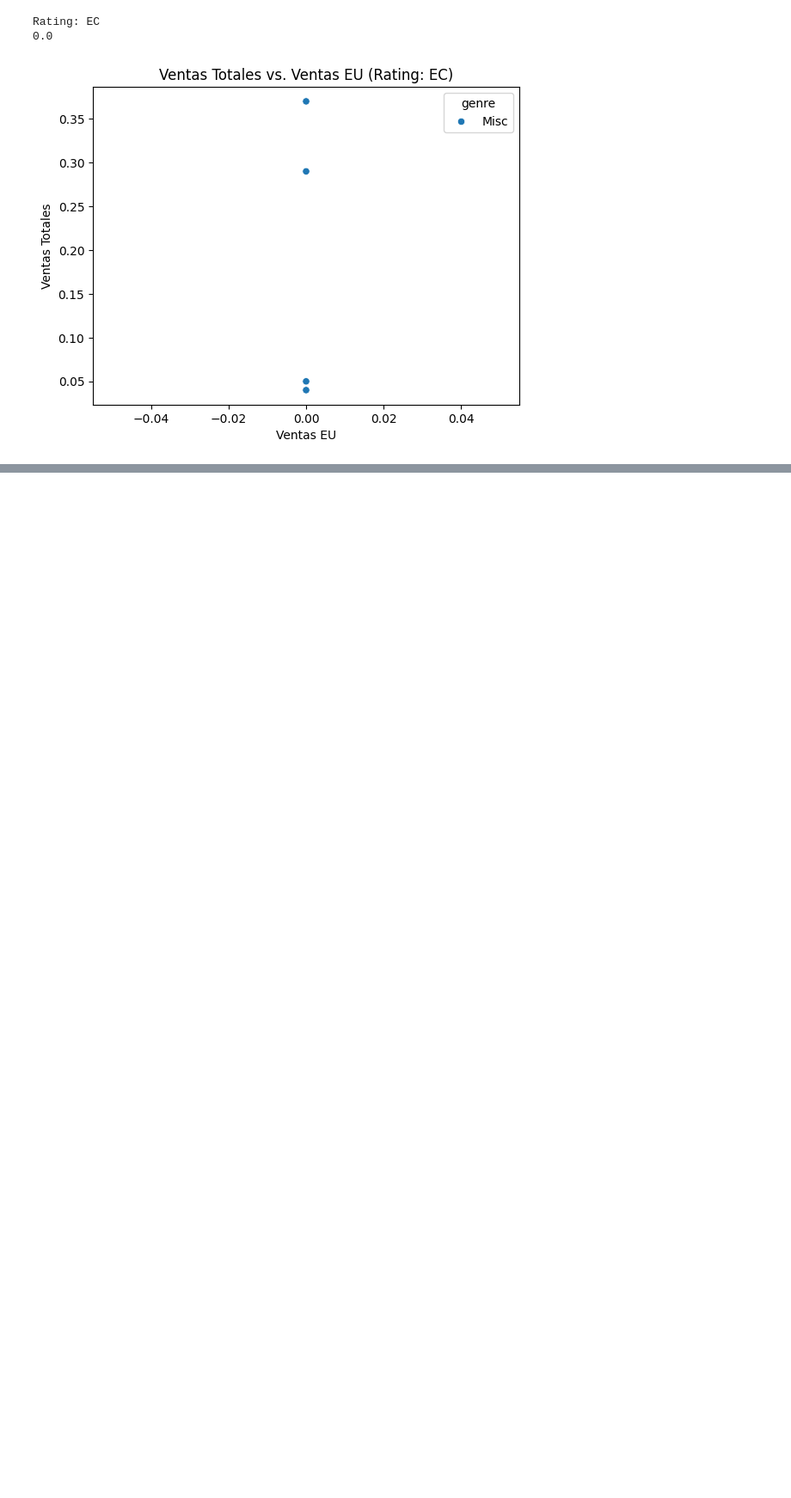
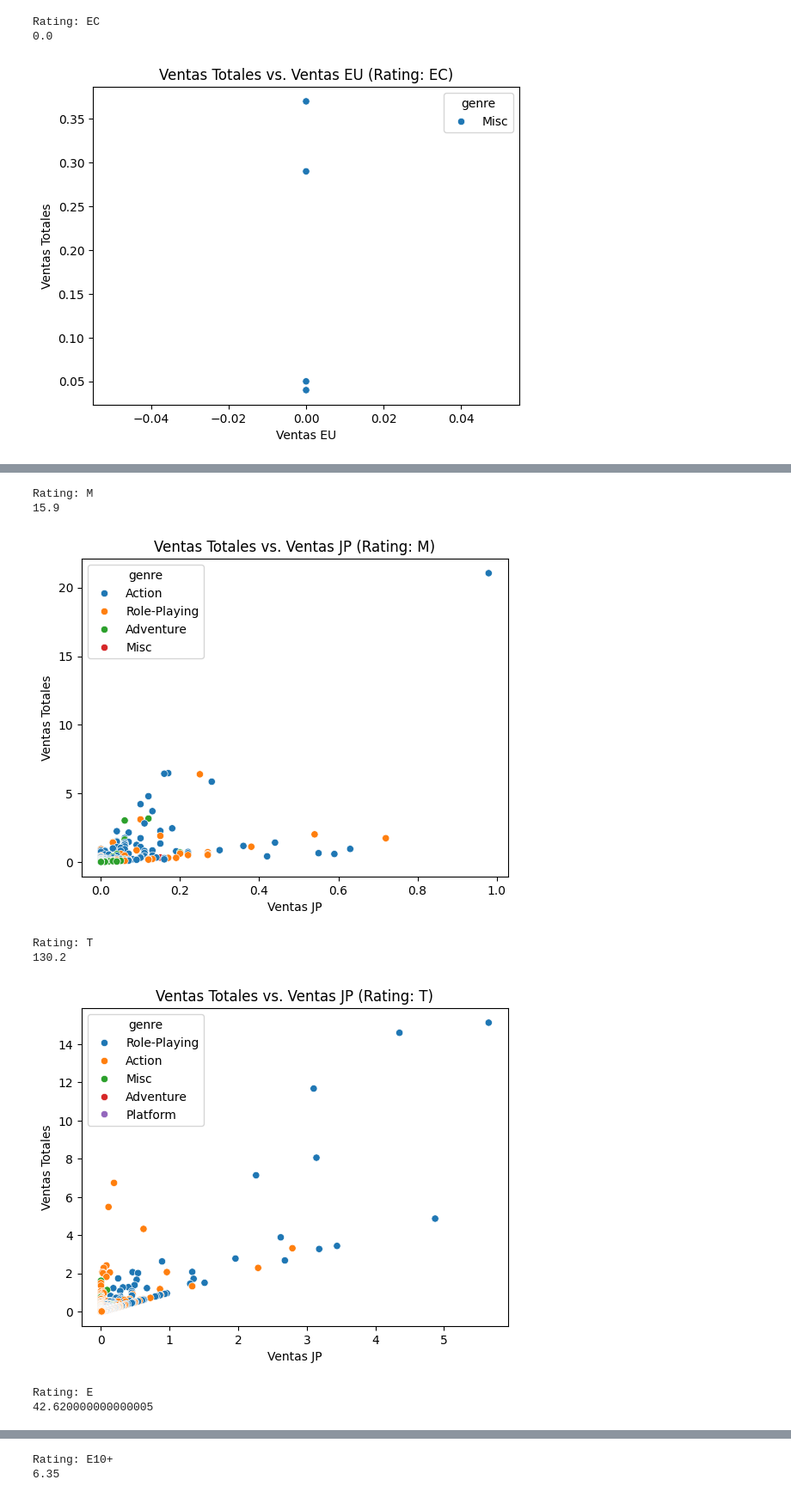
Before and after one commit to Davichobacter/data_science_tt, a Jupyter notebook: sprint_6/notebook.ipynb, the cells around one changed output, grey strips where cells are left out. Shown at 86% size. Saved outputs shown, nothing was run; the diff lists cells and outputs as text; code cells hidden in the pictures; blank space fills up the shorter version.

```diff
--- a/sprint_6/notebook.ipynb
+++ b/sprint_6/notebook.ipynb
@@ -1476,0 +1509,6 @@ Rating: EC
+# %%
+jp_top_genres = period_data.groupby('genre')['jp_sales'].sum().sort_values(ascending=False)[:5].index.tolist()
+jp_top_platforms = period_data.groupby('platform')['jp_sales'].sum().sort_values(ascending=False)[:5].index.tolist()
+
+jp_data = period_data[(period_data['genre'].isin(jp_top_genres)) & (period_data['platform'].isin(jp_top_platforms))]
+jp_data.info()
@@ -1476,0 +1535,20 @@ Rating: EC
+# %%
+for rating in jp_data['rating'].unique():
+  print(f"Rating: {rating}")
+  print(jp_data[jp_data['rating'] == rating]['jp_sales'].sum())
+  print()
+
+  sns.scatterplot(data=jp_data[jp_data['rating'] == rating], x='jp_sales', y='total_sales', hue='genre')
+  plt.title(f'Ventas Totales vs. Ventas JP (Rating: {rating})')
+  plt.xlabel('Ventas JP')
+  plt.ylabel('Ventas Totales')
+  plt.show()
+# %% [output]
+Rating: M
+15.9
+[figure, added]
+Rating: T
+130.2
+[figure, added]
+Rating: E
+42.620000000000005
@@ -1476,0 +1556,2 @@ Rating: EC
+Rating: E10+
+6.35
```
Also changed, not shown: parts of 4 cells of this notebook.
